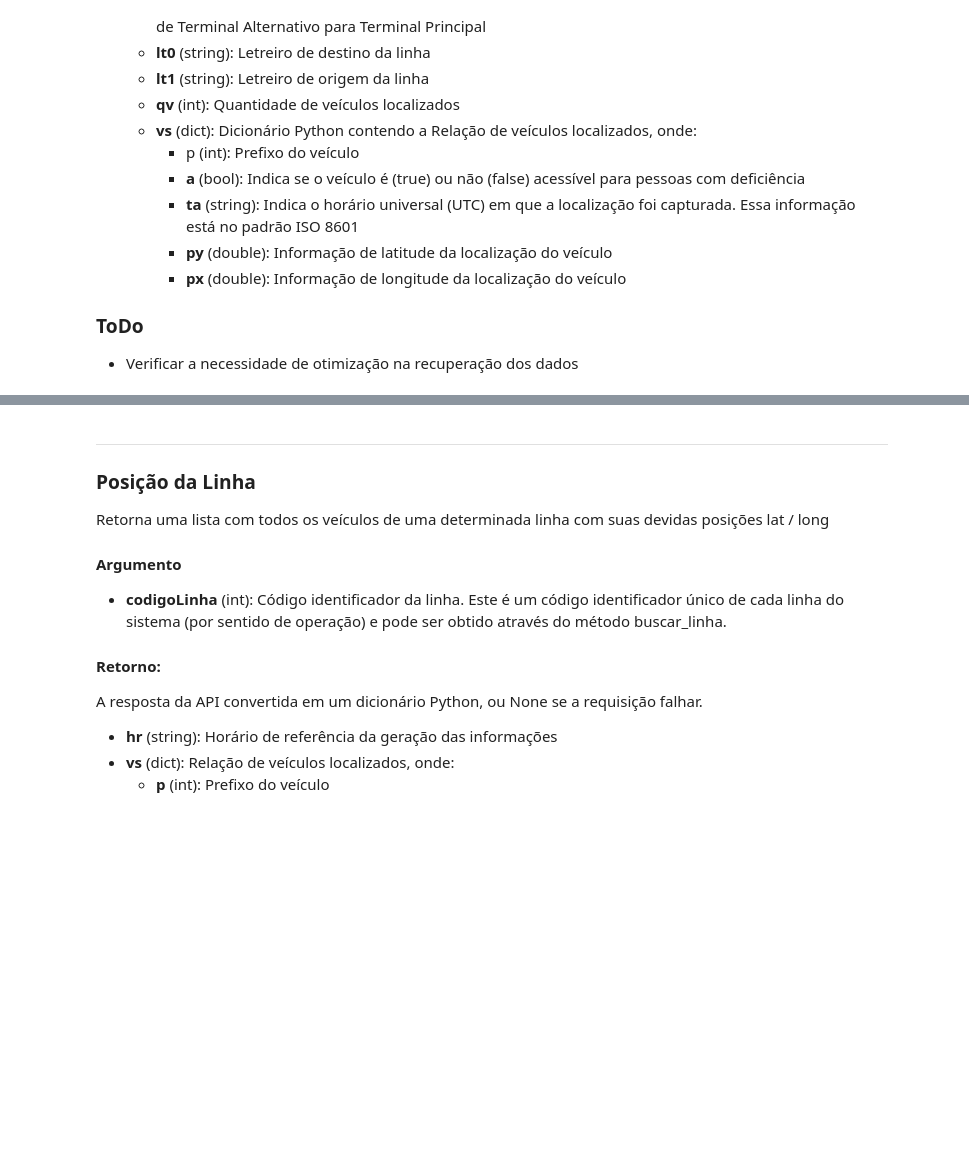
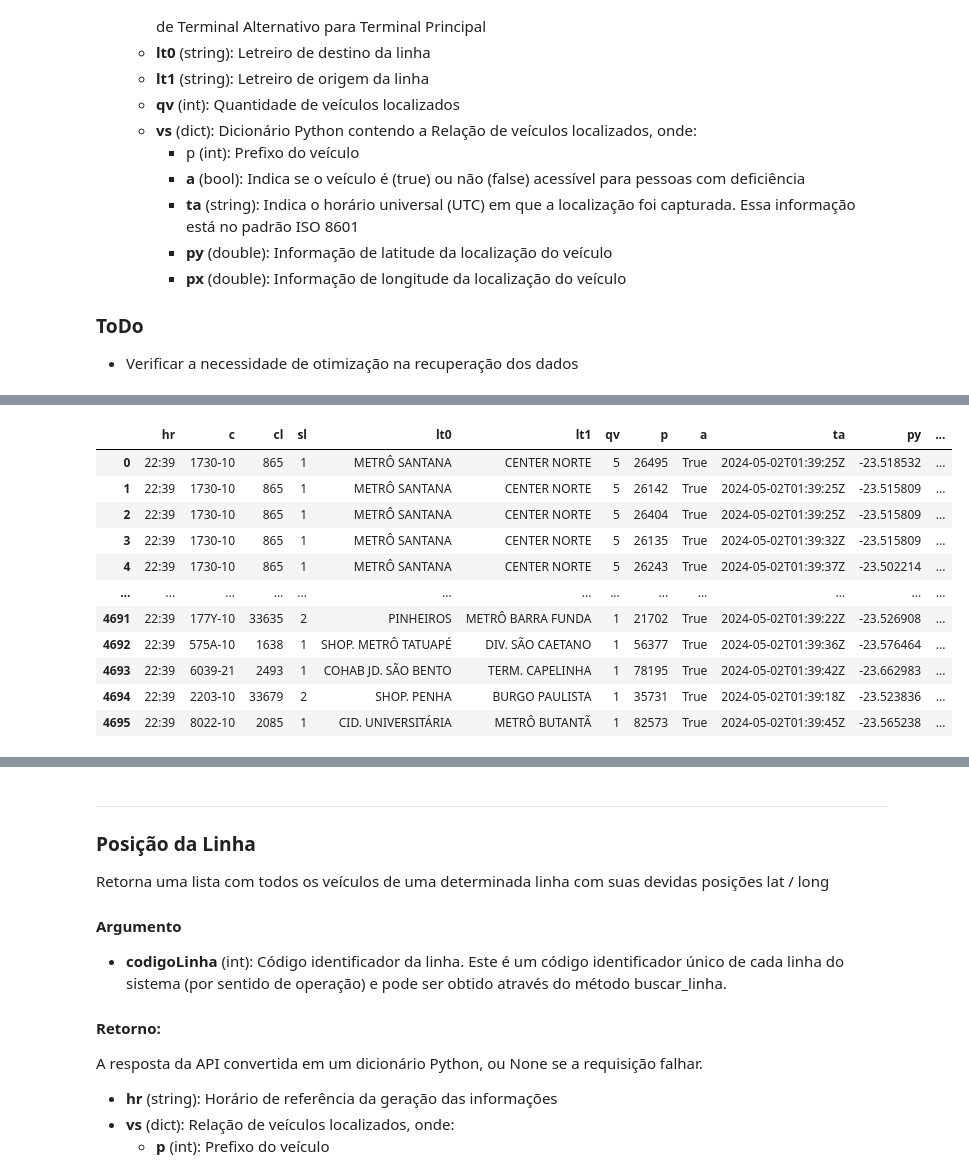
Before and after one commit to emviveros/InterSCity_Buzu, a Jupyter notebook: Python/API/notebooks/olho_vivo.ipynb, the cells around one changed output, grey strips where cells are left out. Saved outputs shown, nothing was run; the diff lists cells and outputs as text; code cells hidden in the pictures; blank space fills up the shorter version.

Commit message:
Melhora visualização posicao_veiculos

```diff
--- a/Python/API/notebooks/olho_vivo.ipynb
+++ b/Python/API/notebooks/olho_vivo.ipynb
@@ -332,11 +339,3 @@ Um dicionário Python contendo a resposta da API, ou None se a requisição falh
 
 ### ToDo
 - Verificar a necessidade de otimização na recuperação dos dados
-# %%
-# Retorna a Posição do Veículos
-posicao_veiculos = api.posicao_veiculos()
-
-# Imprime informações sobre os Veículos
-import pandas as pd
-df_veiculos = pd.DataFrame(posicao_veiculos)
-df_veiculos
@@ -356,0 +342,65 @@ df_veiculos
+# %%
+# Retorna a Posição do Veículos
+posicao_veiculos = api.posicao_veiculos()
+print(posicao_veiculos)
+
+# Imprime informações sobre os Veículos
+import pandas as pd
+
+def criar_dataframe_veiculos(dados_api):
+  """
+  Cria um DataFrame com informações de veículos a partir de um dicionário da API Olho Vivo.
+
+  Args:
+    dados_api: Dicionário contendo informações de veículos.
+
+  Returns:
+    DataFrame com colunas 'hr', 'c', 'cl', 'sl', 'lt0', 'lt1', 'qv', 'p', 'a', 'ta', 'py', 'px'.
+  """
+
+  # Extrair hora da consulta
+  hora_consulta = dados_api['hr']
+
+  # Lista para armazenar informações dos veículos
+  lista_veiculos = []
+
+  # Iterar sobre as linhas e veículos
+  for linha in dados_api['l']:
+    codigo_linha = linha['c']
+    codigo_linha_circular = linha['cl']
+    sentido_linha = linha['sl']
+    letreiro_0 = linha['lt0']
+    letreiro_1 = linha['lt1']
+    quantidade_veiculos = linha['qv']
+
+    for veiculo in linha['vs']:
+      prefixo = veiculo['p']
+      acessivel = veiculo['a']
+      data_hora = veiculo['ta']
+      latitude = veiculo['py']
+      longitude = veiculo['px']
+
+      # Adicionar informações à lista
+      lista_veiculos.append({
+          'hr': hora_consulta,
+          'c': codigo_linha,
+          'cl': codigo_linha_circular,
+          'sl': sentido_linha,
+          'lt0': letreiro_0,
+          'lt1': letreiro_1,
+          'qv': quantidade_veiculos,
+          'p': prefixo,
+          'a': acessivel,
+          'ta': data_hora,
+          'py': latitude,
+          'px': longitude
+      })
+
+  # Criar DataFrame a partir da lista
+  df_veiculos = pd.DataFrame(lista_veiculos, columns=['hr', 'c', 'cl', 'sl', 'lt0', 'lt1', 'qv', 'p', 'a', 'ta', 'py', 'px'])
+
+  return df_veiculos
+
+df_veiculos = criar_dataframe_veiculos(posicao_veiculos)
+df_veiculos
+# %% [output]
@@ -356,0 +408,12 @@ df_veiculos
+|  | hr | c | cl | sl | lt0 | lt1 | qv | p | a | ta | py | ... |
+| 0 | 22:39 | 1730-10 | 865 | 1 | METRÔ SANTANA | CENTER NORTE | 5 | 26495 | True | 2024-05-02T01:39:25Z | -23.518532 | ... |
+| 1 | 22:39 | 1730-10 | 865 | 1 | METRÔ SANTANA | CENTER NORTE | 5 | 26142 | True | 2024-05-02T01:39:25Z | -23.515809 | ... |
+| 2 | 22:39 | 1730-10 | 865 | 1 | METRÔ SANTANA | CENTER NORTE | 5 | 26404 | True | 2024-05-02T01:39:25Z | -23.515809 | ... |
+| 3 | 22:39 | 1730-10 | 865 | 1 | METRÔ SANTANA | CENTER NORTE | 5 | 26135 | True | 2024-05-02T01:39:32Z | -23.515809 | ... |
+| 4 | 22:39 | 1730-10 | 865 | 1 | METRÔ SANTANA | CENTER NORTE | 5 | 26243 | True | 2024-05-02T01:39:37Z | -23.502214 | ... |
+| ... | ... | ... | ... | ... | ... | ... | ... | ... | ... | ... | ... | ... |
+| 4691 | 22:39 | 177Y-10 | 33635 | 2 | PINHEIROS | METRÔ BARRA FUNDA | 1 | 21702 | True | 2024-05-02T01:39:22Z | -23.526908 | ... |
+| 4692 | 22:39 | 575A-10 | 1638 | 1 | SHOP. METRÔ TATUAPÉ | DIV. SÃO CAETANO | 1 | 56377 | True | 2024-05-02T01:39:36Z | -23.576464 | ... |
+| 4693 | 22:39 | 6039-21 | 2493 | 1 | COHAB JD. SÃO BENTO | TERM. CAPELINHA | 1 | 78195 | True | 2024-05-02T01:39:42Z | -23.662983 | ... |
+| 4694 | 22:39 | 2203-10 | 33679 | 2 | SHOP. PENHA | BURGO PAULISTA | 1 | 35731 | True | 2024-05-02T01:39:18Z | -23.523836 | ... |
+| 4695 | 22:39 | 8022-10 | 2085 | 1 | CID. UNIVERSITÁRIA | METRÔ BUTANTÃ | 1 | 82573 | True | 2024-05-02T01:39:45Z | -23.565238 | ... |
```
Also changed, not shown: parts of 3 cells of this notebook.
